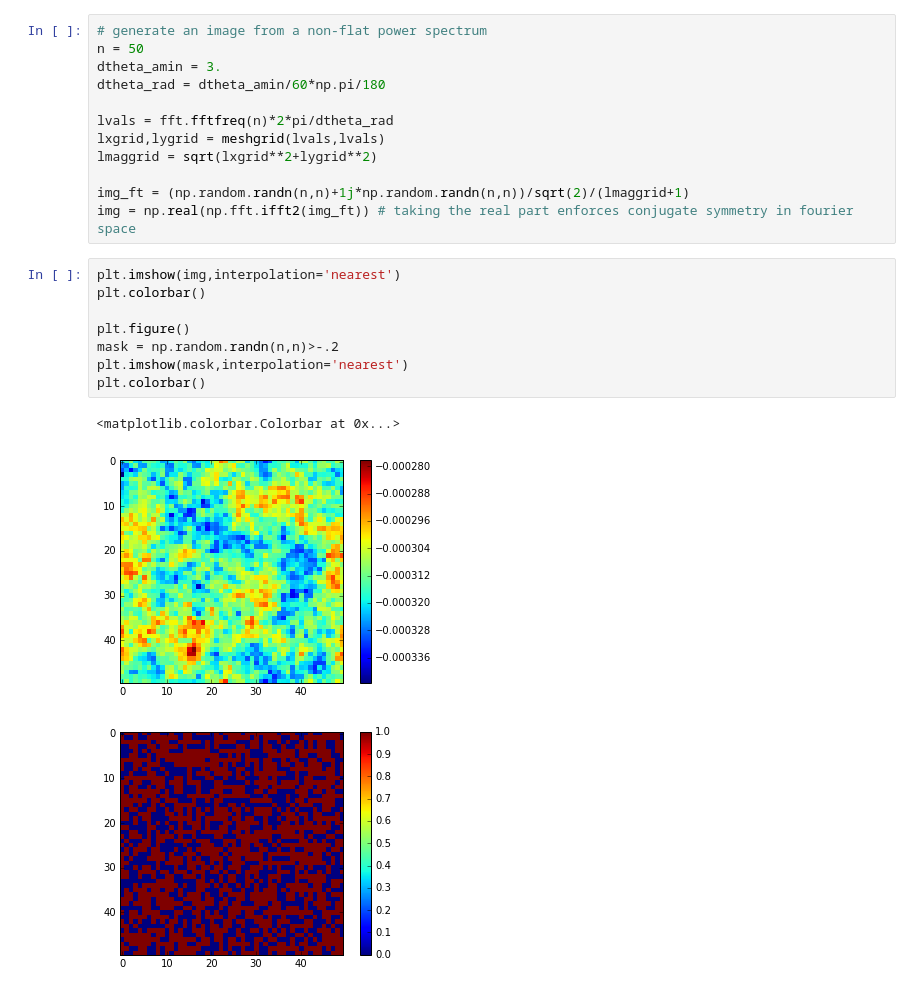
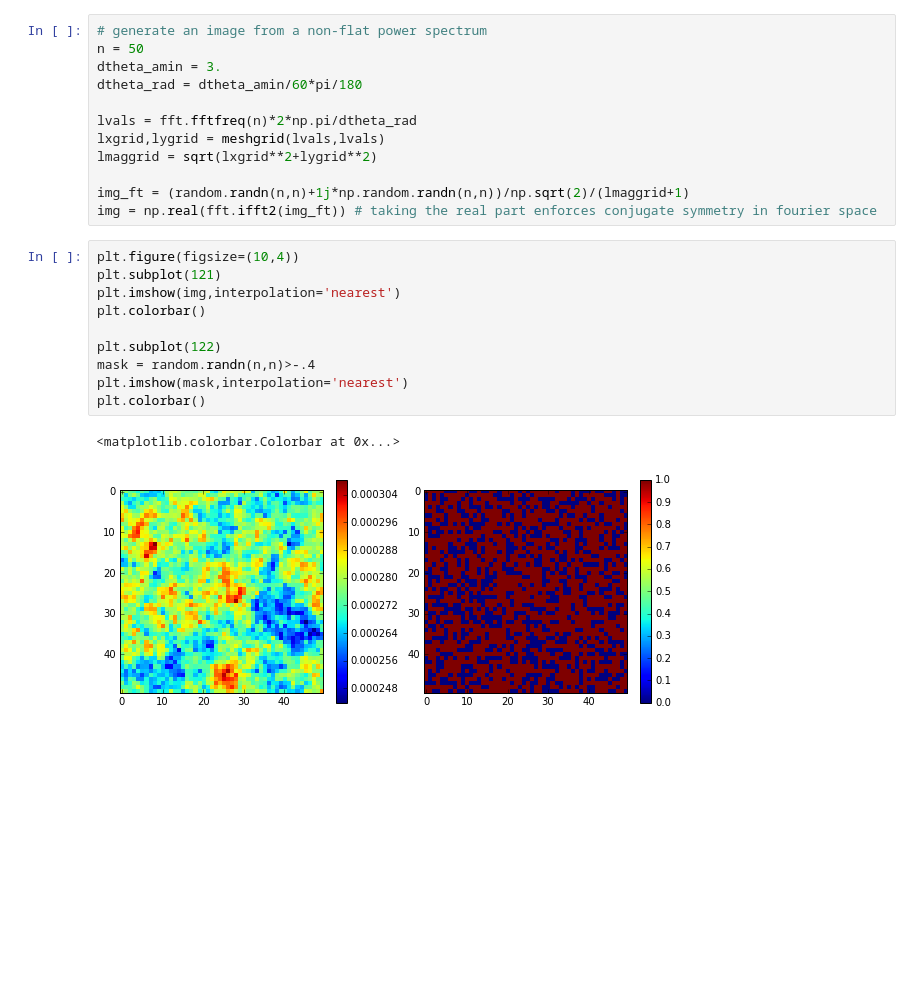
Before and after one commit to abrahamneben/21cmIRxcor, a Jupyter notebook: test_optimal_quadratic_power_spectrum_for_ir_image_with_masking.ipynb, the cells around one changed output. Drawn from its saved outputs; the diff is of its cells as text; blank space fills up the shorter version.

```diff
--- a/test_optimal_quadratic_power_spectrum_for_ir_image_with_masking.ipynb
+++ b/test_optimal_quadratic_power_spectrum_for_ir_image_with_masking.ipynb
@@ -83,24 +103,25 @@ def img2optimalPS(img,dtheta_rad,nbins,lmin,lmax,uselogbins=True):
 # generate an image from a non-flat power spectrum
 n = 50
 dtheta_amin = 3.
-dtheta_rad = dtheta_amin/60*np.pi/180
+dtheta_rad = dtheta_amin/60*pi/180
 
-lvals = fft.fftfreq(n)*2*pi/dtheta_rad
+lvals = fft.fftfreq(n)*2*np.pi/dtheta_rad
 lxgrid,lygrid = meshgrid(lvals,lvals)
 lmaggrid = sqrt(lxgrid**2+lygrid**2)
 
-img_ft = (np.random.randn(n,n)+1j*np.random.randn(n,n))/sqrt(2)/(lmaggrid+1)
-img = np.real(np.fft.ifft2(img_ft)) # taking the real part enforces conjugate symmetry in fourier space
+img_ft = (random.randn(n,n)+1j*np.random.randn(n,n))/np.sqrt(2)/(lmaggrid+1)
+img = np.real(fft.ifft2(img_ft)) # taking the real part enforces conjugate symmetry in fourier space
 # %%
+plt.figure(figsize=(10,4))
+plt.subplot(121)
 plt.imshow(img,interpolation='nearest')
 plt.colorbar()
 
-plt.figure()
-mask = np.random.randn(n,n)>-.2
+plt.subplot(122)
+mask = random.randn(n,n)>-.4
 plt.imshow(mask,interpolation='nearest')
 plt.colorbar()
 # %% [output]
 <matplotlib.colorbar.Colorbar at 0x...>
-[figure, old version]
+[figure, new version]
-[figure, removed]
 # %%
```
Also changed, not shown: parts of 4 cells of this notebook, 1 other file.
